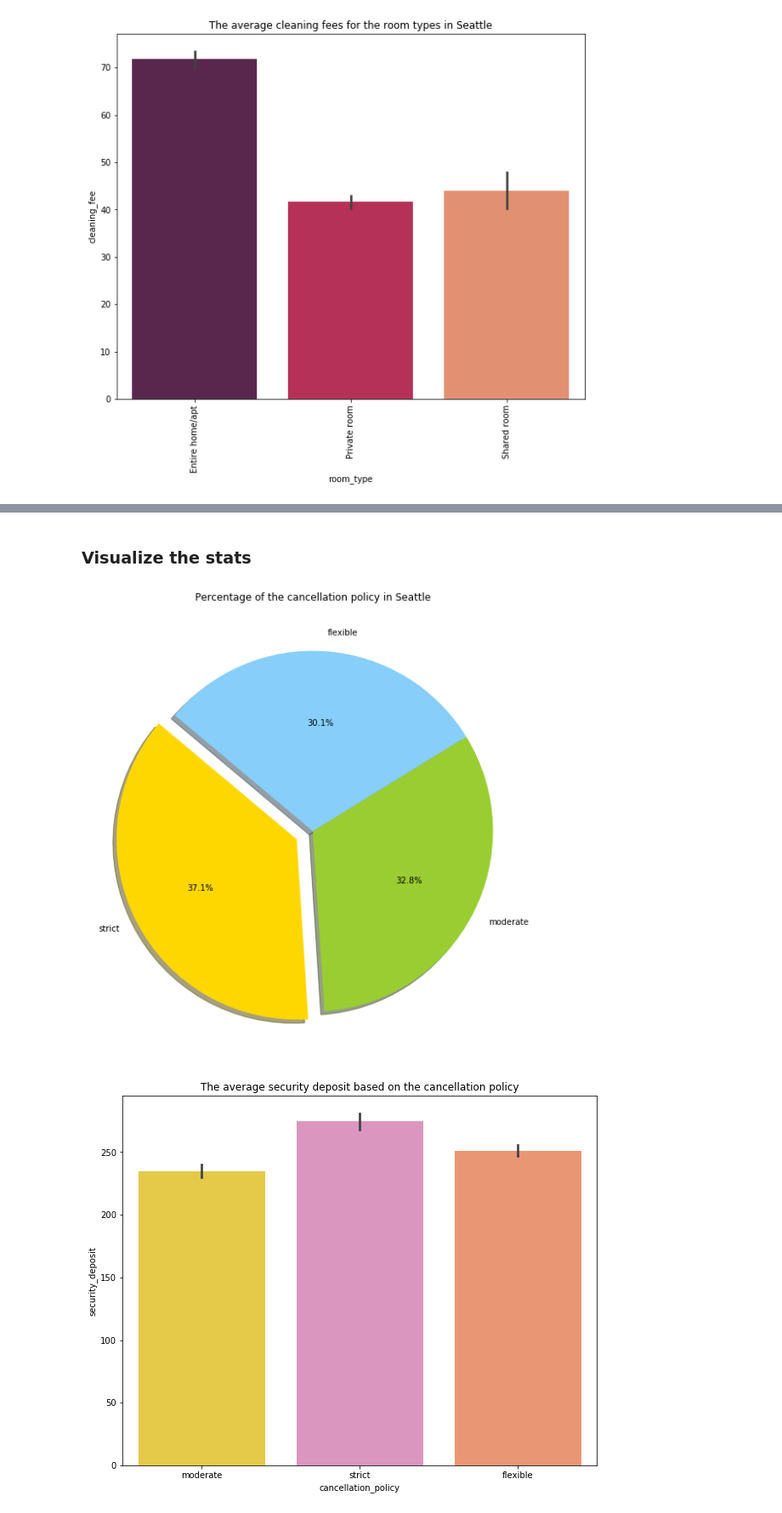
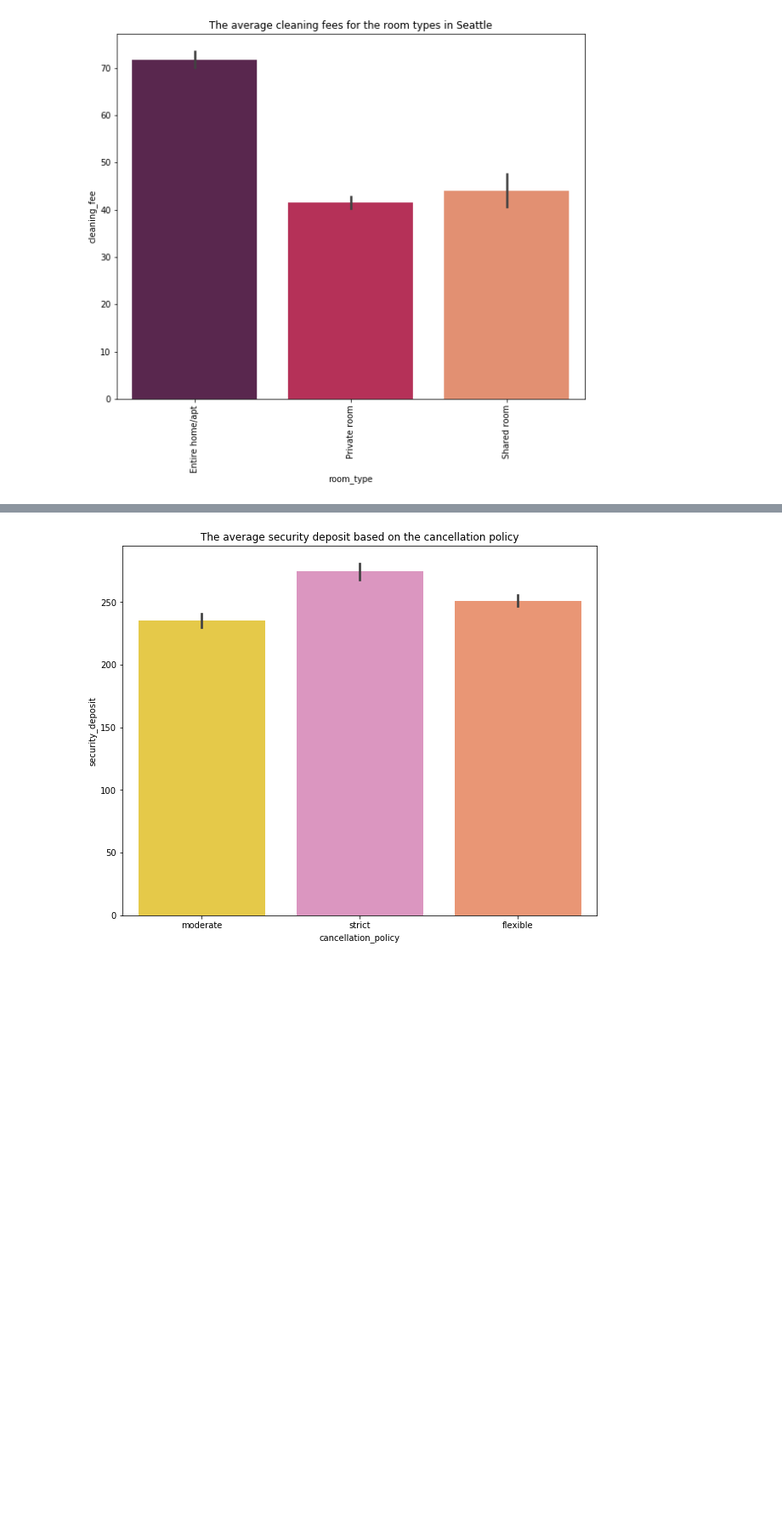
Before and after one commit to OliviaNabbosa89/DS_project1, a Jupyter notebook: Listings_EDA.ipynb, the cells around one changed output, grey strips where cells are left out. Shown: that part at 85% size. Cells and saved outputs as stored; diff of their text form; code cells hidden in the pictures; blank space fills up the shorter version.

```diff
--- a/Listings_EDA.ipynb
+++ b/Listings_EDA.ipynb
@@ -399,24 +567,9 @@ stats_description(df,"cancellation_policy",'security_deposit')
 | strict | 274.496989 | 254.484832 | 124.227605 | 995.0 | ... |
-# %% [markdown]
-### Visualize the stats
 # %%
-# Define the pie-chart
-labels = cancellation_policy_count['cancellation_policy']
-sizes = cancellation_policy_count['Count']
-colors = ['gold', 'yellowgreen','lightskyblue']
-explode = (0.1, 0, 0)  # explode 1st slice
-
-# Pie chart
-plt.figure(figsize=(10,10))
-plt.pie(sizes, explode=explode, labels=labels, colors=colors,
-autopct='%1.1f%%', shadow=True, startangle=140)
-plt.title('Percentage of the cancellation policy in Seattle');
-
 # Bar plot
 plt.figure(figsize=(10, 8))
 sns.barplot(x='cancellation_policy',y='security_deposit',data=df,palette = "Set2_r");
 plt.title('The average security deposit based on the cancellation policy');
 # %% [output]
-[figure, old version]
+[figure, new version]
-[figure, removed]
 # %% [markdown]
```
Also changed, not shown: parts of 94 cells of this notebook, 5 other files.
